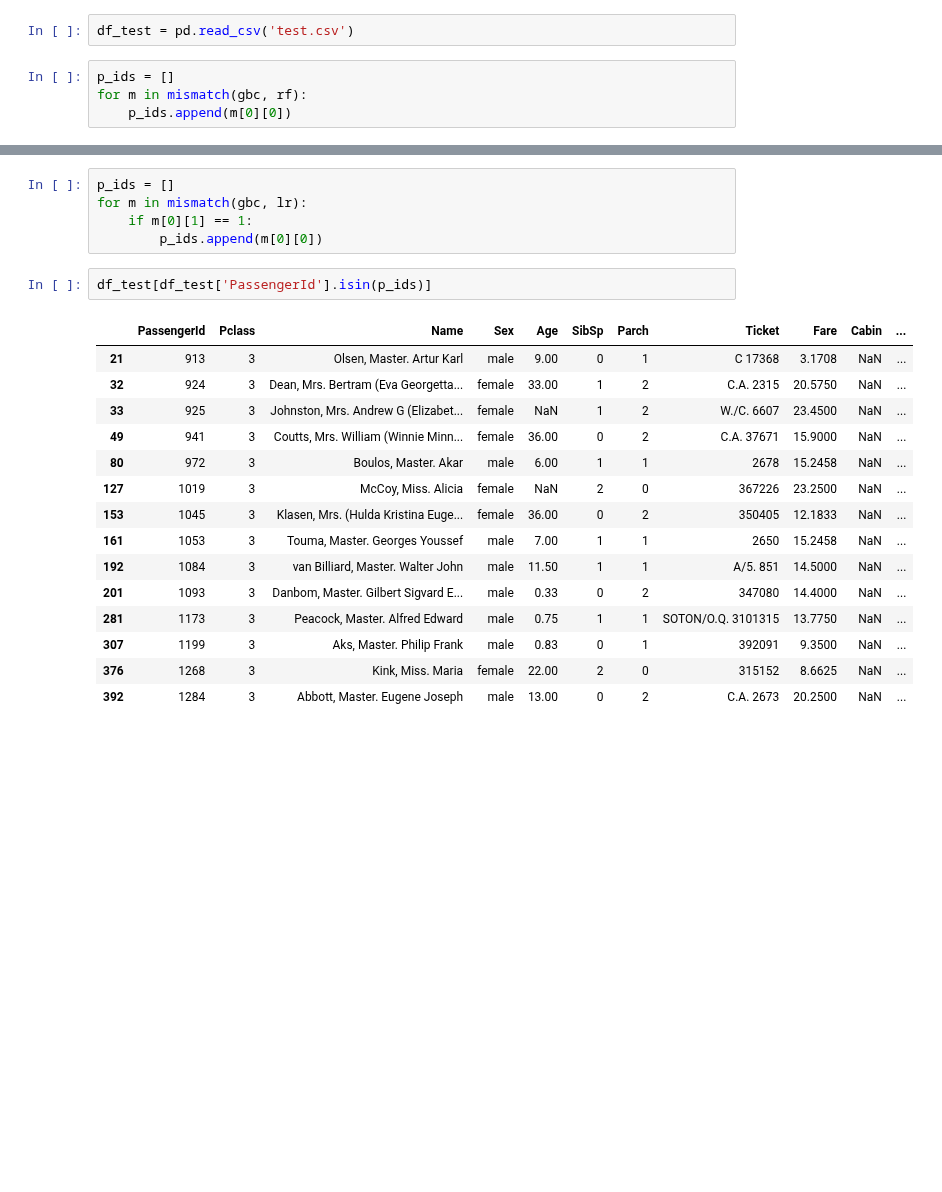
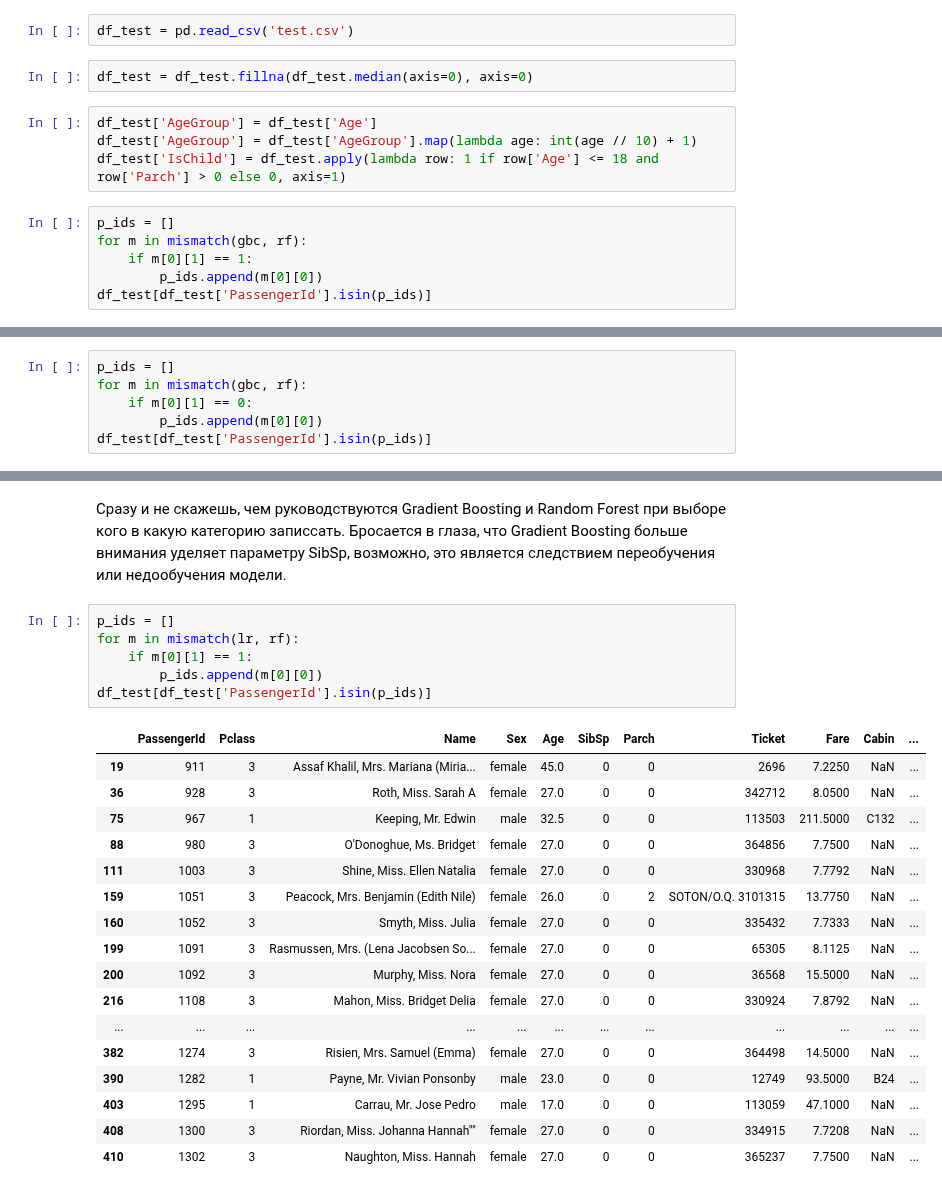
Before and after one commit to AndrewLrrr/otus-big-data, a Jupyter notebook: hw5/predictions_analysis.ipynb, the cells around one changed output, grey strips where cells are left out. Cells and saved outputs as stored; diff of their text form; blank space fills up the shorter version.

```diff
--- a/hw5/predictions_analysis.ipynb
+++ b/hw5/predictions_analysis.ipynb
@@ -168,7 +160,15 @@ print_mismatch(knn, lr)
 import pandas as pd
 # %%
 df_test = pd.read_csv('test.csv')
+# %%
+df_test = df_test.fillna(df_test.median(axis=0), axis=0)
+# %%
+df_test['AgeGroup'] = df_test['Age']
+df_test['AgeGroup'] = df_test['AgeGroup'].map(lambda age: int(age // 10) + 1)
+df_test['IsChild'] = df_test.apply(lambda row: 1 if row['Age'] <= 18 and row['Parch'] > 0 else 0, axis=1)
 # %%
 p_ids = []
 for m in mismatch(gbc, rf):
-    p_ids.append(m[0][0])
+    if m[0][1] == 1:
+        p_ids.append(m[0][0])
+df_test[df_test['PassengerId'].isin(p_ids)]
@@ -195,0 +182,6 @@ df_test[df_test['PassengerId'].isin(p_ids)]
+# %%
+p_ids = []
+for m in mismatch(gbc, rf):
+    if m[0][1] == 0:
+        p_ids.append(m[0][0])
+df_test[df_test['PassengerId'].isin(p_ids)]
@@ -196,25 +195,28 @@ df_test[df_test['PassengerId'].isin(p_ids)]
+# %% [markdown]
+Сразу и не скажешь, чем руководствуются Gradient Boosting и Random Forest при выборе кого в какую категорию записсать. Бросается в глаза, что Gradient Boosting больше внимания уделяет параметру SibSp, возможно, это является следствием переобучения или недообучения модели.
 # %%
 p_ids = []
-for m in mismatch(gbc, lr):
+for m in mismatch(lr, rf):
     if m[0][1] == 1:
         p_ids.append(m[0][0])
+df_test[df_test['PassengerId'].isin(p_ids)]
+# %% [output]
+|  | PassengerId | Pclass | Name | Sex | Age | SibSp | Parch | Ticket | Fare | Cabin | ... |
+| 19 | 911 | 3 | Assaf Khalil, Mrs. Mariana (Miria... | female | 45.0 | 0 | 0 | 2696 | 7.2250 | NaN | ... |
+| 36 | 928 | 3 | Roth, Miss. Sarah A | female | 27.0 | 0 | 0 | 342712 | 8.0500 | NaN | ... |
+| 75 | 967 | 1 | Keeping, Mr. Edwin | male | 32.5 | 0 | 0 | 113503 | 211.5000 | C132 | ... |
+| 88 | 980 | 3 | O'Donoghue, Ms. Bridget | female | 27.0 | 0 | 0 | 364856 | 7.7500 | NaN | ... |
+| 111 | 1003 | 3 | Shine, Miss. Ellen Natalia | female | 27.0 | 0 | 0 | 330968 | 7.7792 | NaN | ... |
+| 159 | 1051 | 3 | Peacock, Mrs. Benjamin (Edith Nile) | female | 26.0 | 0 | 2 | SOTON/O.Q. 3101315 | 13.7750 | NaN | ... |
+| 160 | 1052 | 3 | Smyth, Miss. Julia | female | 27.0 | 0 | 0 | 335432 | 7.7333 | NaN | ... |
+| 199 | 1091 | 3 | Rasmussen, Mrs. (Lena Jacobsen So... | female | 27.0 | 0 | 0 | 65305 | 8.1125 | NaN | ... |
+| 200 | 1092 | 3 | Murphy, Miss. Nora | female | 27.0 | 0 | 0 | 36568 | 15.5000 | NaN | ... |
+| 216 | 1108 | 3 | Mahon, Miss. Bridget Delia | female | 27.0 | 0 | 0 | 330924 | 7.8792 | NaN | ... |
+| ... | ... | ... | ... | ... | ... | ... | ... | ... | ... | ... | ... |
+| 382 | 1274 | 3 | Risien, Mrs. Samuel (Emma) | female | 27.0 | 0 | 0 | 364498 | 14.5000 | NaN | ... |
+| 390 | 1282 | 1 | Payne, Mr. Vivian Ponsonby | male | 23.0 | 0 | 0 | 12749 | 93.5000 | B24 | ... |
+| 403 | 1295 | 1 | Carrau, Mr. Jose Pedro | male | 17.0 | 0 | 0 | 113059 | 47.1000 | NaN | ... |
+| 408 | 1300 | 3 | Riordan, Miss. Johanna Hannah"" | female | 27.0 | 0 | 0 | 334915 | 7.7208 | NaN | ... |
+| 410 | 1302 | 3 | Naughton, Miss. Hannah | female | 27.0 | 0 | 0 | 365237 | 7.7500 | NaN | ... |
-# %%
-df_test[df_test['PassengerId'].isin(p_ids)]
-# %% [output]
-|  | PassengerId | Pclass | Name | Sex | Age | SibSp | Parch | Ticket | Fare | Cabin | ... |
-| 21 | 913 | 3 | Olsen, Master. Artur Karl | male | 9.00 | 0 | 1 | C 17368 | 3.1708 | NaN | ... |
-| 32 | 924 | 3 | Dean, Mrs. Bertram (Eva Georgetta... | female | 33.00 | 1 | 2 | C.A. 2315 | 20.5750 | NaN | ... |
-| 33 | 925 | 3 | Johnston, Mrs. Andrew G (Elizabet... | female | NaN | 1 | 2 | W./C. 6607 | 23.4500 | NaN | ... |
-| 49 | 941 | 3 | Coutts, Mrs. William (Winnie Minn... | female | 36.00 | 0 | 2 | C.A. 37671 | 15.9000 | NaN | ... |
-| 80 | 972 | 3 | Boulos, Master. Akar | male | 6.00 | 1 | 1 | 2678 | 15.2458 | NaN | ... |
-| 127 | 1019 | 3 | McCoy, Miss. Alicia | female | NaN | 2 | 0 | 367226 | 23.2500 | NaN | ... |
-| 153 | 1045 | 3 | Klasen, Mrs. (Hulda Kristina Euge... | female | 36.00 | 0 | 2 | 350405 | 12.1833 | NaN | ... |
-| 161 | 1053 | 3 | Touma, Master. Georges Youssef | male | 7.00 | 1 | 1 | 2650 | 15.2458 | NaN | ... |
-| 192 | 1084 | 3 | van Billiard, Master. Walter John | male | 11.50 | 1 | 1 | A/5. 851 | 14.5000 | NaN | ... |
-| 201 | 1093 | 3 | Danbom, Master. Gilbert Sigvard E... | male | 0.33 | 0 | 2 | 347080 | 14.4000 | NaN | ... |
-| 281 | 1173 | 3 | Peacock, Master. Alfred Edward | male | 0.75 | 1 | 1 | SOTON/O.Q. 3101315 | 13.7750 | NaN | ... |
-| 307 | 1199 | 3 | Aks, Master. Philip Frank | male | 0.83 | 0 | 1 | 392091 | 9.3500 | NaN | ... |
-| 376 | 1268 | 3 | Kink, Miss. Maria | female | 22.00 | 2 | 0 | 315152 | 8.6625 | NaN | ... |
-| 392 | 1284 | 3 | Abbott, Master. Eugene Joseph | male | 13.00 | 0 | 2 | C.A. 2673 | 20.2500 | NaN | ... |
 # %%
 p_ids = []
```
Also changed, not shown: parts of 18 cells of this notebook, 1 other file.
